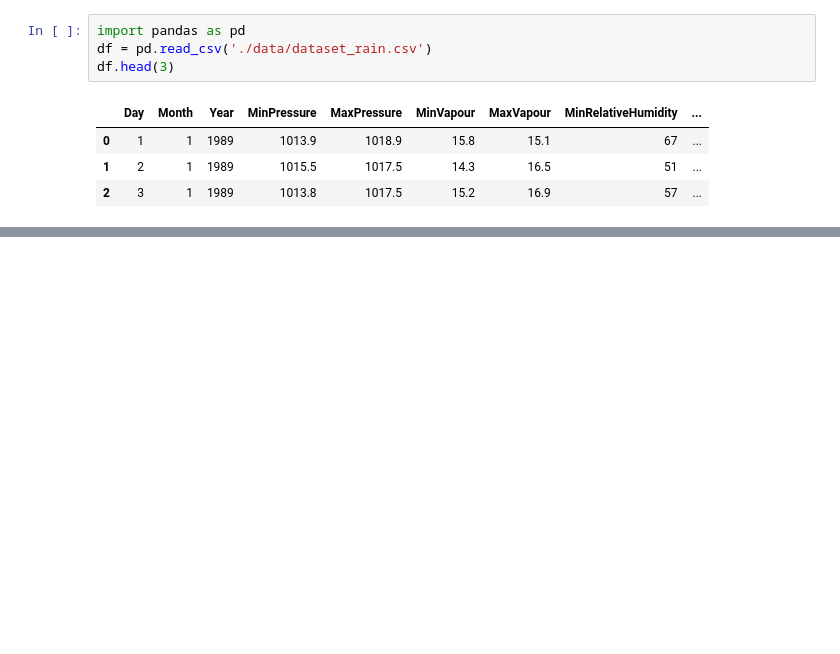
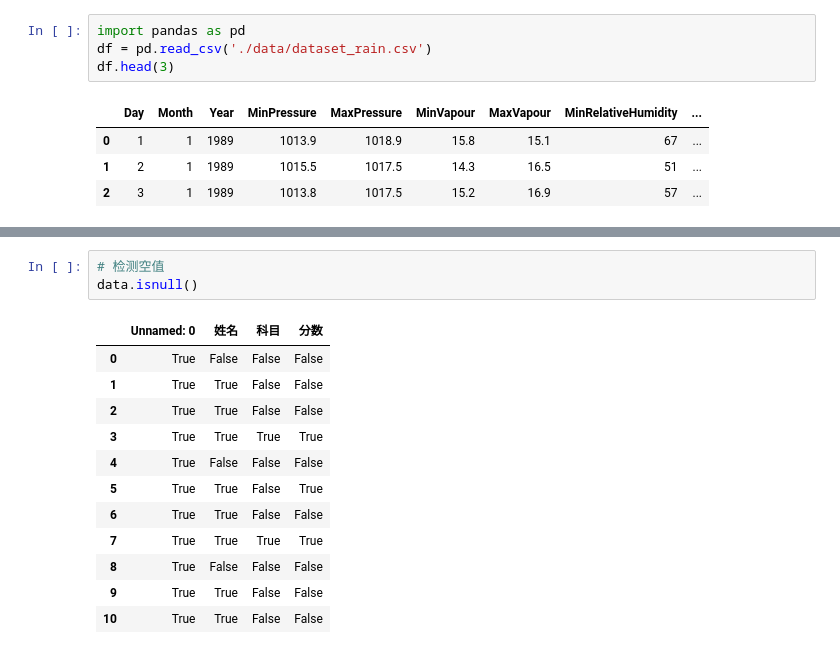
Before and after one commit to IamLph/pandas, a Jupyter notebook: pandas.ipynb, the cells around one changed output, grey strips where cells are left out. Cells and saved outputs as stored; diff of their text form; blank space fills up the shorter version.

```diff
--- a/pandas.ipynb
+++ b/pandas.ipynb
@@ -359,0 +386,16 @@ data.corr()
+# %%
+# 检测空值
+data.isnull()
+# %% [output]
+|  | Unnamed: 0 | 姓名 | 科目 | 分数 |
+| 0 | True | False | False | False |
+| 1 | True | True | False | False |
+| 2 | True | True | False | False |
+| 3 | True | True | True | True |
+| 4 | True | False | False | False |
+| 5 | True | True | False | True |
+| 6 | True | True | False | False |
+| 7 | True | True | True | True |
+| 8 | True | False | False | False |
+| 9 | True | True | False | False |
+| 10 | True | True | False | False |
```
Also changed, not shown: parts of 19 cells of this notebook, 4 other files.
